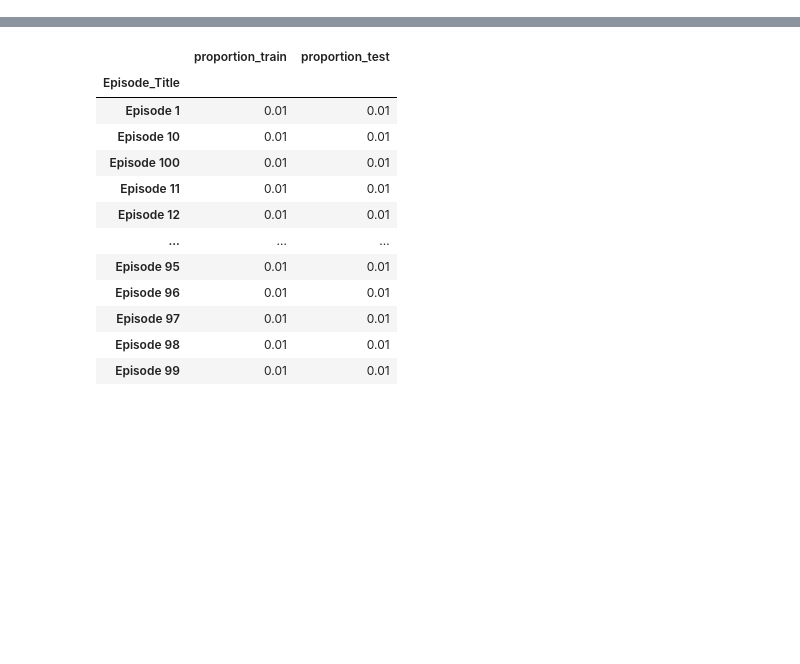
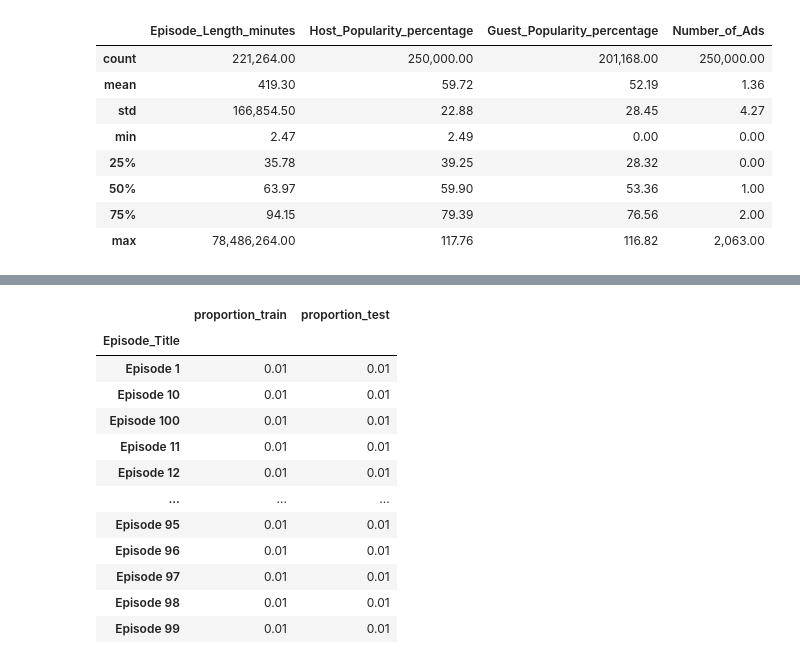
Before and after one commit to AlexeySporykhin/playground-series-s5e4, a Jupyter notebook: EDA.ipynb, the cells around one changed output, grey strips where cells are left out. Cells and saved outputs as stored; diff of their text form; code cells hidden in the pictures; blank space fills up the shorter version.

```diff
--- a/EDA.ipynb
+++ b/EDA.ipynb
@@ -60,0 +50,12 @@ train.loc[:, cat_cols].describe(include='all')
+# %%
+test.loc[:, num_cols[:-1]].describe()
+# %% [output]
+|  | Episode_Length_minutes | Host_Popularity_percentage | Guest_Popularity_percentage | Number_of_Ads |
+| count | 221,264.00 | 250,000.00 | 201,168.00 | 250,000.00 |
+| mean | 419.30 | 59.72 | 52.19 | 1.36 |
+| std | 166,854.50 | 22.88 | 28.45 | 4.27 |
+| min | 2.47 | 2.49 | 0.00 | 0.00 |
+| 25% | 35.78 | 39.25 | 28.32 | 0.00 |
+| 50% | 63.97 | 59.90 | 53.36 | 1.00 |
+| 75% | 94.15 | 79.39 | 76.56 | 2.00 |
+| max | 78,486,264.00 | 117.76 | 116.82 | 2,063.00 |
```
Also changed, not shown: parts of 30 cells of this notebook.
